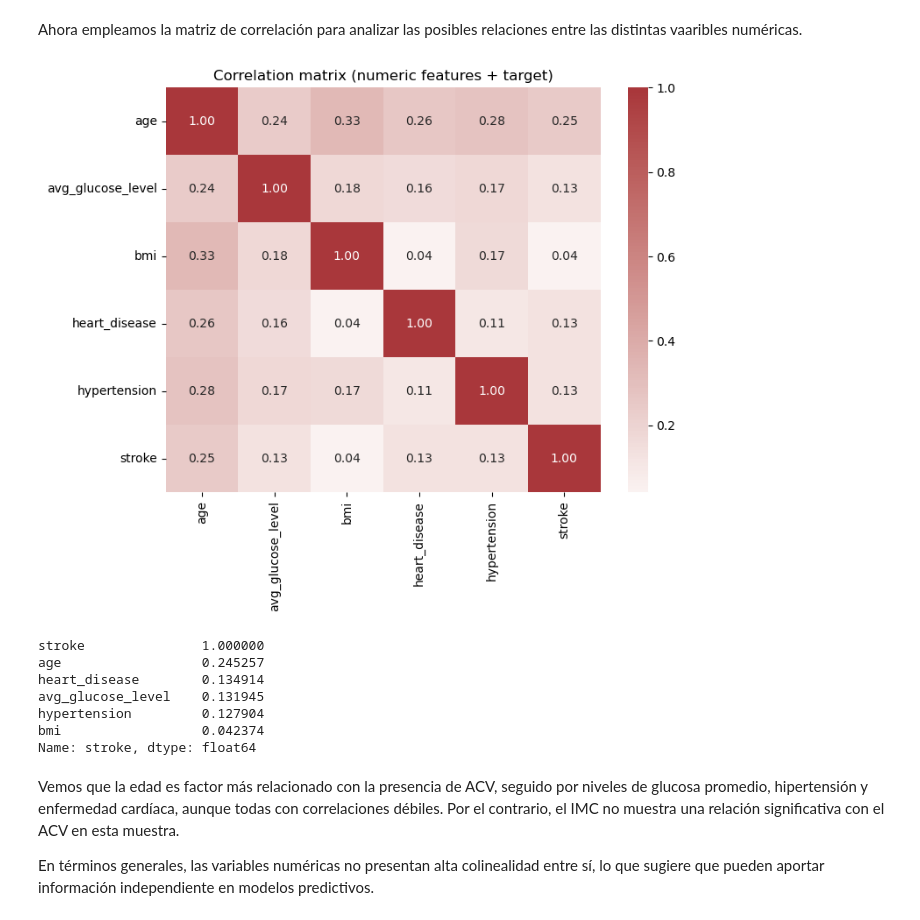
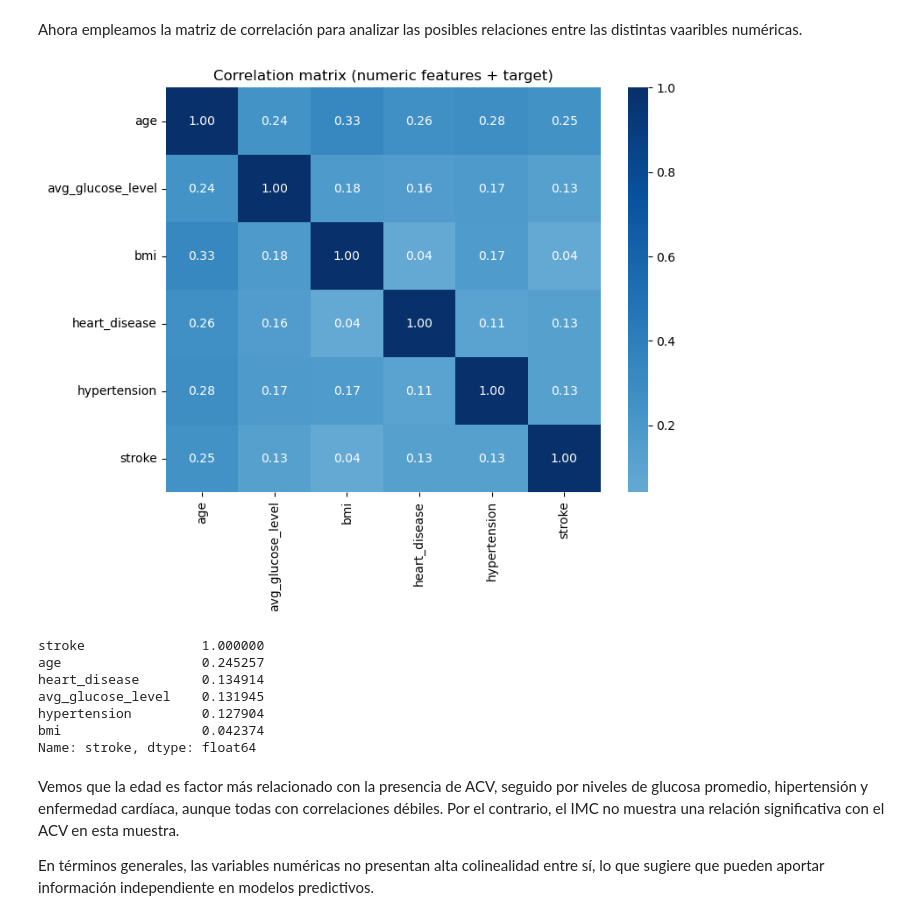
Before and after one commit to antonellagambarte/aprMaqI, a Jupyter notebook: tpfinal.ipynb, the cells around one changed output. Saved outputs shown, nothing was run; the diff lists cells and outputs as text; code cells hidden in the pictures.

Commit message:
unifico colores de gráficos

```diff
--- a/tpfinal.ipynb
+++ b/tpfinal.ipynb
@@ -220,15 +220,15 @@ Ahora empleamos la matriz de correlación para analizar las posibles relaciones
 # %%
 num_cols = df_stroke.select_dtypes(include=['number']).columns.drop('stroke')
 corr = df_stroke[num_cols.union(['stroke'])].corr()
 plt.figure(figsize=(8,6))
-sns.heatmap(corr, annot=True, fmt=".2f", cmap='vlag', center=0)
+sns.heatmap(corr, annot=True, fmt=".2f", cmap=sns.color_palette("Blues", as_cmap=True), center=0)
 plt.title('Correlation matrix (numeric features + target)')
 plt.show()
 
 corr_with_target = corr['stroke'].sort_values(ascending=False)
 corr_with_target
 # %% [output]
-[figure, old version]
+[figure, new version]
 stroke               1.000000
 age                  0.245257
 heart_disease        0.134914
```
Also changed, not shown: parts of 2 cells of this notebook.
